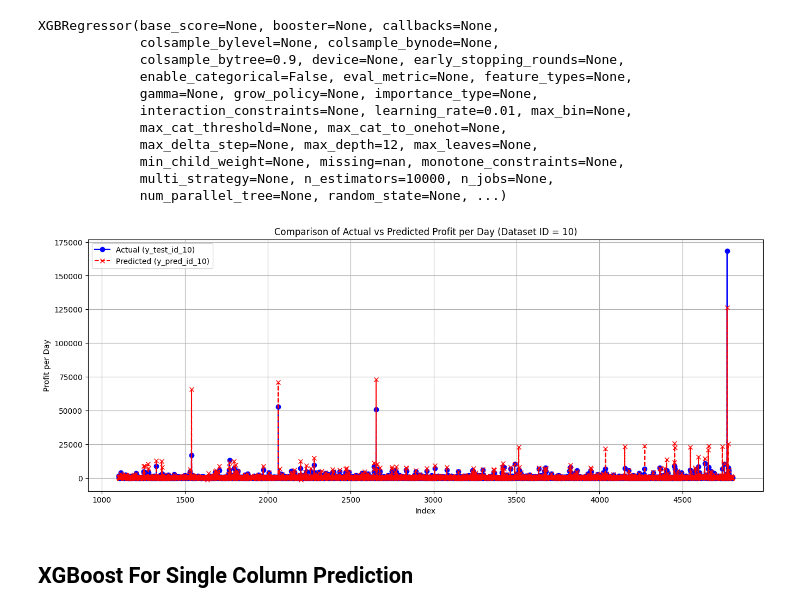
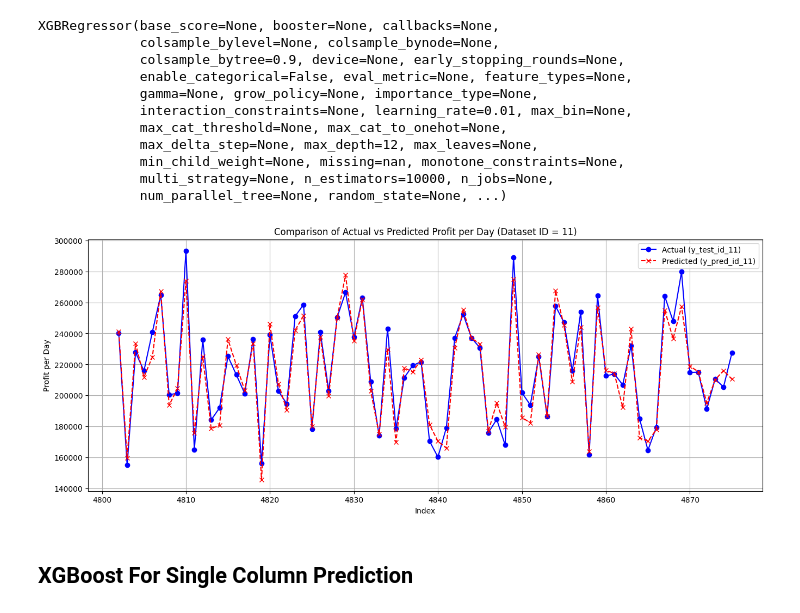
Before and after one commit to Bizniz-Corp/Pretrained-Prediksi-Profit-Model, a Jupyter notebook: Model/ModelPrediksiProfit.ipynb, the cells around one changed output. Drawn from its saved outputs; the diff is of its cells as text; code cells hidden in the pictures.

```diff
--- a/Model/ModelPrediksiProfit.ipynb
+++ b/Model/ModelPrediksiProfit.ipynb
@@ -741,22 +726,22 @@ XGBRegressor(base_score=None, booster=None, callbacks=None,
 figsize=(16, 6)
 # %%
 import matplotlib.pyplot as plt
-id = 10
+id = 11
 
 X_test_id = X_test_full[X_test_full['Dataset_ID'] == id]
 y_test_id = y_test_full[X_test_full['Dataset_ID'] == id]
 y_pred_id = model.predict(X_test_id)
 plt.figure(figsize=figsize)
 plt.plot(y_test_id.index, y_test_id, label=f'Actual (y_test_id_{id})', color='blue', linestyle='-', marker='o')
 plt.plot(y_test_id.index, y_pred_id, label=f'Predicted (y_pred_id_{id})', color='red', linestyle='--', marker='x')
 plt.title(f'Comparison of Actual vs Predicted Profit per Day (Dataset ID = {id})')
 plt.xlabel('Index')
 plt.ylabel('Profit per Day')
 plt.legend()
 plt.grid(True)
 plt.show()
 # %% [output]
-[figure, old version]
+[figure, new version]
 # %% [markdown]
 ## XGBoost For Single Column Prediction
 # %%
```
Also changed, not shown: parts of 8 cells of this notebook.
